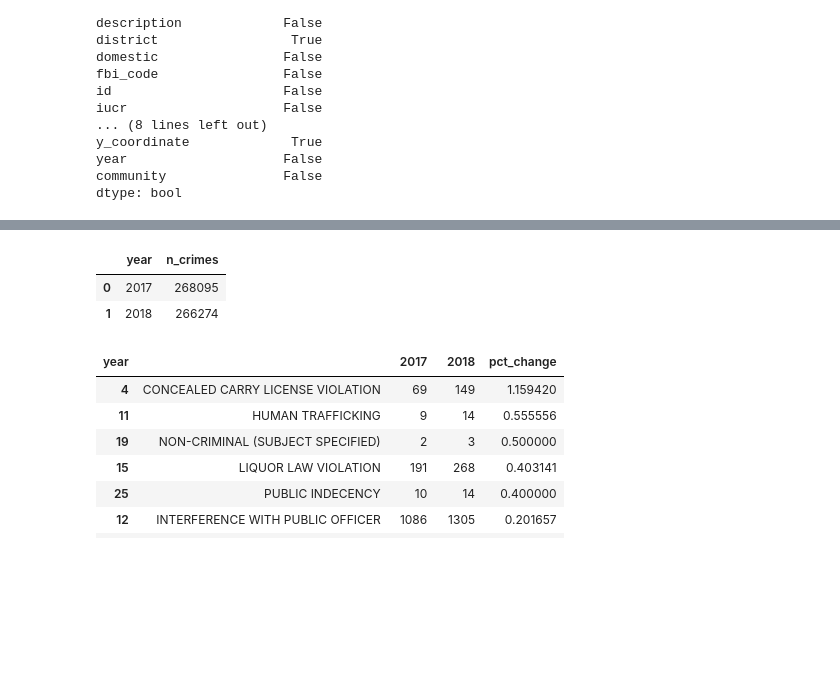
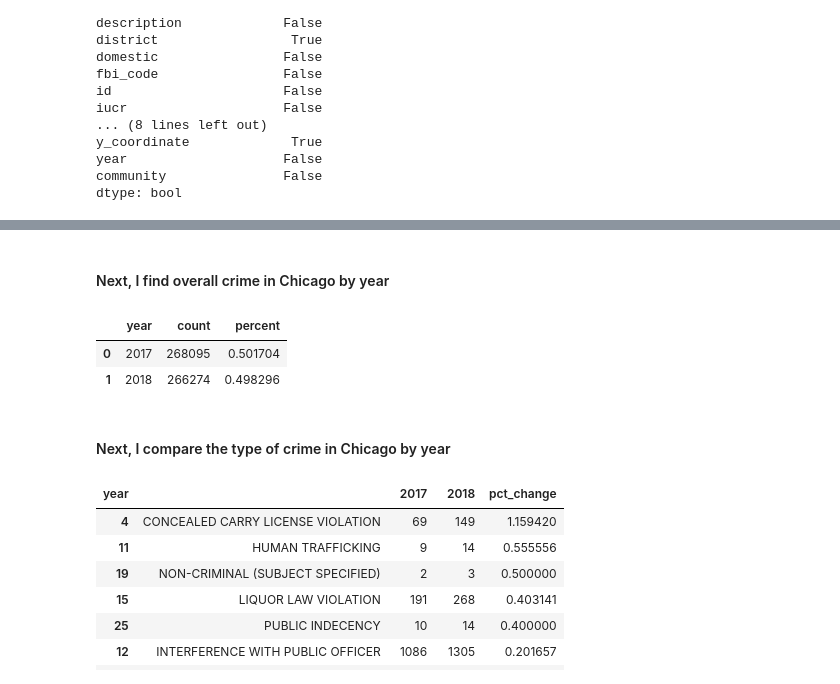
Before and after one commit to b-ganesh/ml_spring19, a Jupyter notebook: assignment1/Assignment1.ipynb, the cells around one changed output, grey strips where cells are left out. Saved outputs shown, nothing was run; the diff lists cells and outputs as text; code cells hidden in the pictures; blank space fills up the shorter version.

```diff
--- a/assignment1/Assignment1.ipynb
+++ b/assignment1/Assignment1.ipynb
@@ -18,7 +9,0 @@ crimes_2017_2018_df = pd.DataFrame.from_records(response_crimes)
-# %%
-#get community area name data
-community_area_id = "igwz-8jzy"
-response_cas = client.get(community_area_id)
-community_areas_df = pd.DataFrame.from_records(response_cas)
-community_areas_df['community_area'] = community_areas_df['area_num_1']
-community_areas_to_merge = community_areas_df[['community_area', 'community']]
@@ -25 +12,23 @@ community_areas_to_merge = community_areas_df[['community_area', 'community']]
+# %%
+#access data from city of chicago API and convert request data to pandas dataframe
+def get_crimes_data(link, crimes_id, apptoken, community_area_id):
+    '''
+    This function takes in a link to the city of chicago website,
+    ids for two separate datasets (crimes_id and community_area_id),
+    an apptoken to access the API, and returns a dataframe of crimes
+    merged with community areas
+    '''
+    client = Socrata(link, apptoken)
+    response_crimes =  client.get(crimes_id, where="year between 2017 and 2018", limit=800000)
+    crimes_2017_2018_df = pd.DataFrame.from_records(response_crimes)
+    response_cas = client.get(community_area_id)
+    community_areas_df = pd.DataFrame.from_records(response_cas)
+    community_areas_df['community_area'] = community_areas_df['area_num_1']
+    community_areas_to_merge = community_areas_df[['community_area', 'community']]
+    #merging in community area names
+    crime_with_cas = pd.merge(crimes_2017_2018_df, community_areas_to_merge, on="community_area")
+
+    return crime_with_cas
+# %%
+crime_with_cas = get_crimes_data("data.cityofchicago.org", "6zsd-86xi", "HfV6h8Xj9GdgDGkPS9JEkKvlp", "igwz-8jzy")
 # %%
@@ -72,0 +55,11 @@ crime_by_type.sort_values(by = 'percent', ascending=False)
+# %%
+def crime_aggregation(df, col_to_group, new_index_name):
+    '''
+    This function takes in a dataframe, a string for a column name to group by,
+    and a name for the new index, and returns a summary table of values sorted
+    by percent.
+    '''
+    summary_table = df.groupby(col_to_group).size().reset_index(name=new_index_name)
+    summary_table['percent'] = summary_table['count']/len(df)
+
+    return summary_table.sort_values(by='percent', ascending=False)
@@ -73,10 +89,14 @@ crime_by_type.sort_values(by = 'percent', ascending=False)
+# %% [markdown]
+#### Next, I find overall crime in Chicago by year
 # %%
-crime_overall = crime_with_cas.groupby('year').size().reset_index(name="n_crimes")
+crime_overall = crime_aggregation(crime_with_cas, 'year', 'count')
 crime_overall
 # %% [output]
-|  | year | n_crimes |
-| 0 | 2017 | 268095 |
-| 1 | 2018 | 266274 |
+|  | year | count | percent |
+| 0 | 2017 | 268095 | 0.501704 |
+| 1 | 2018 | 266274 | 0.498296 |
+# %% [markdown]
+#### Next, I compare the type of crime in Chicago by year
 # %%
 crime_type_by_year = crime_with_cas.groupby(['year', 'primary_type']).agg({'primary_type':'count'}).unstack(level=0).reset_index(level=0)
 crime_type_by_year.columns = crime_type_by_year.columns.get_level_values(1)
```
Also changed, not shown: parts of 53 cells of this notebook, 4 other files.
